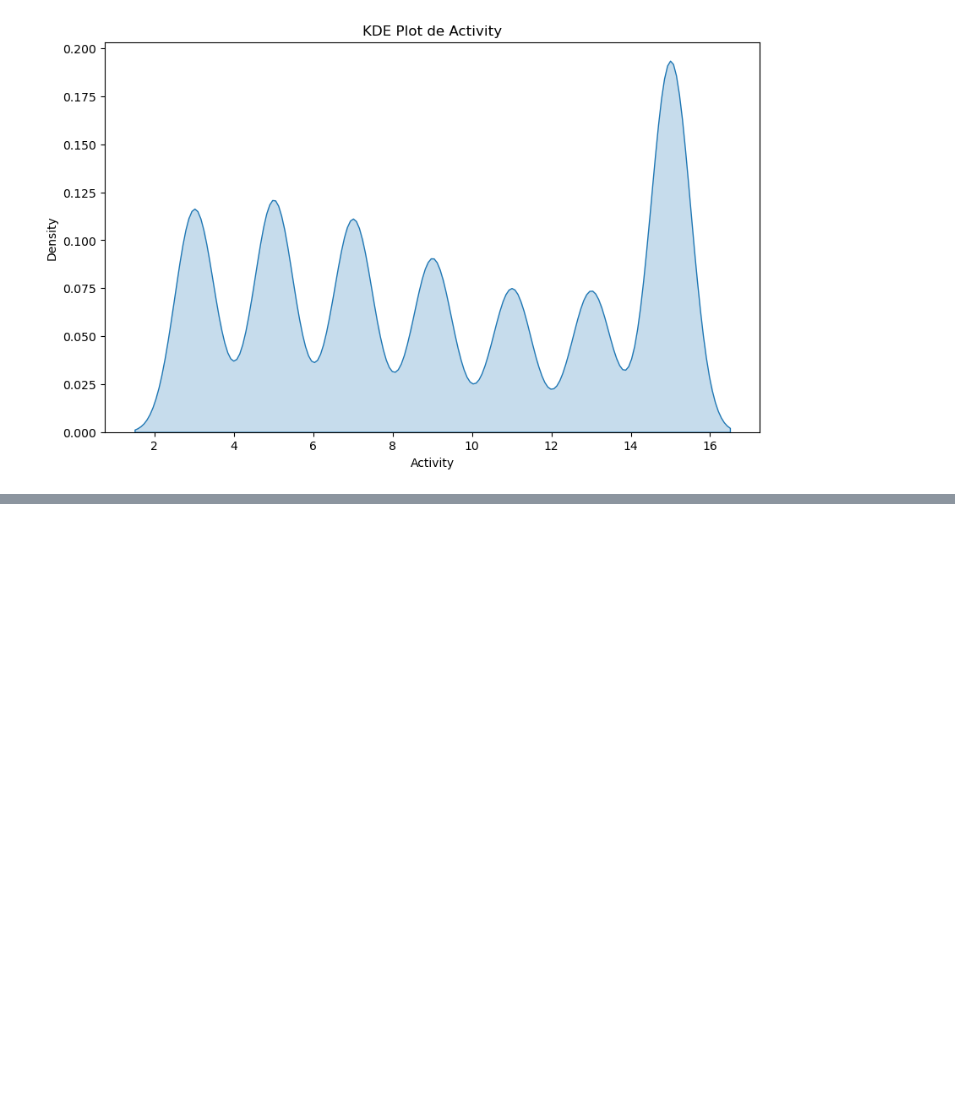
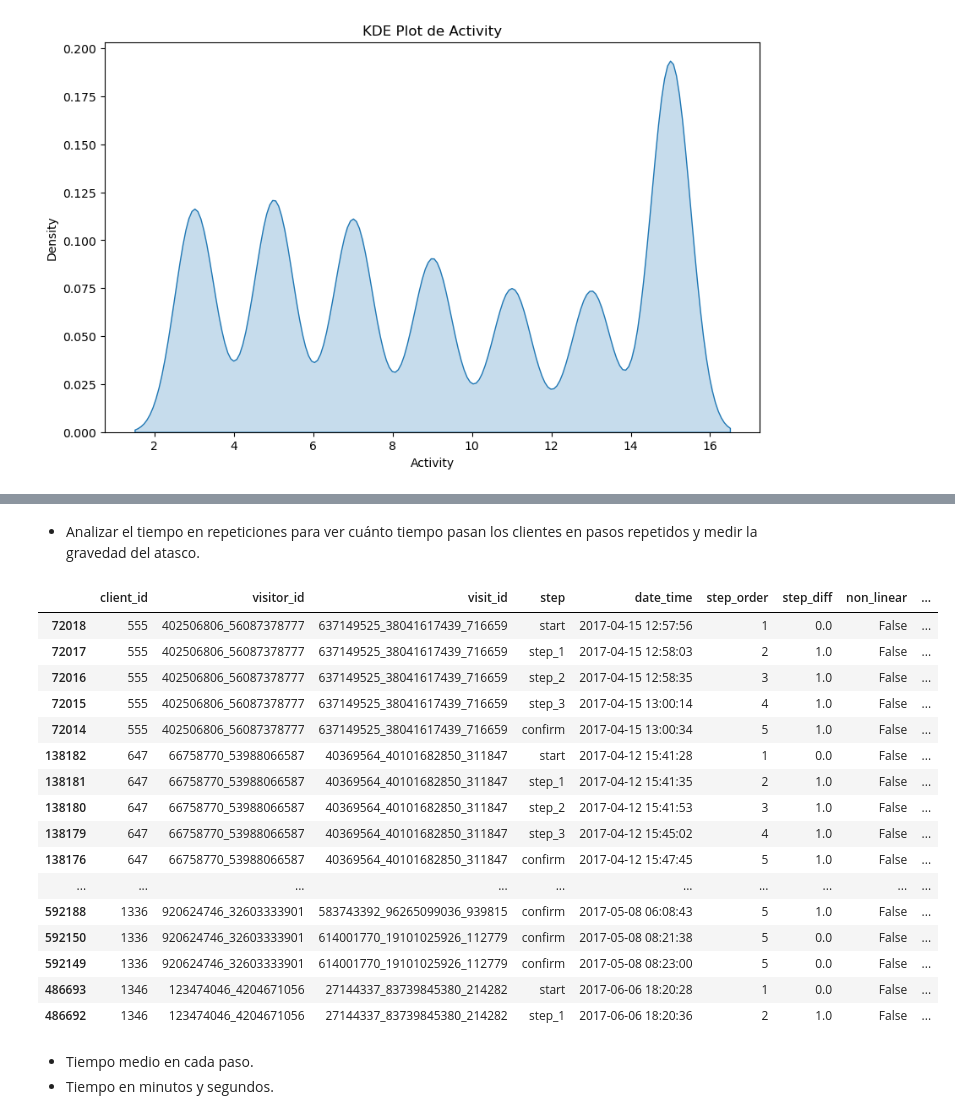
Before and after one commit to adrianlardies/vanguard-ab-test, a Jupyter notebook: main.ipynb, the cells around one changed output, grey strips where cells are left out. Drawn from its saved outputs; the diff is of its cells as text; code cells hidden in the pictures; blank space fills up the shorter version.

```diff
--- a/main.ipynb
+++ b/main.ipynb
@@ -1296,0 +1353,3 @@ This will become an error in seaborn v0.14.0; please update your code.
+# %%
+df_pt['step_diff'] = df_pt.groupby(['client_id', 'visit_id'])['step_order'].diff().fillna(0)
+df_pt['non_linear'] = df_pt['step_diff'].apply(lambda x: x < 0)
@@ -1296,0 +1380,12 @@ This will become an error in seaborn v0.14.0; please update your code.
+# %%
+# Contamos cuántas veces un cliente repite un paso en una misma visita
+df_pt['step_repeat_count'] = df_pt.groupby(['client_id', 'visit_id', 'step']).cumcount() + 1
+# %%
+# Calculamos la diferencia de tiempo entre eventos dentro de la misma visita
+df_pt['time_diff'] = df_pt.groupby(['client_id', 'visit_id'])['date_time'].diff()
+
+# Rellenamos los valores NaN en time_diff con 0 para la primera aparición del paso.
+df_pt['time_diff'] = df_pt['time_diff'].fillna(pd.Timedelta(seconds=0))
+
+# Calculamos el tiempo total en cada paso, sumando time_diff dentro de cada paso y visita.
+df_pt['total_time_in_step'] = df_pt.groupby(['client_id', 'visit_id', 'step_repeat_count'])['time_diff'].cumsum()
@@ -1296,0 +1396,28 @@ This will become an error in seaborn v0.14.0; please update your code.
+# %% [markdown]
+- Analizar el tiempo en repeticiones para ver cuánto tiempo pasan los clientes en pasos repetidos y medir la gravedad del atasco.
+# %%
+# Etiquetar clientes que repiten el mismo paso más de 2 veces como 'atascado'
+df_pt['stuck'] = df_pt['step_repeat_count'].apply(lambda x: True if x > 2 else False)
+# %%
+df_pt.head(50)
+# %% [output]
+|  | client_id | visitor_id | visit_id | step | date_time | step_order | step_diff | non_linear | ... |
+| 72018 | 555 | 402506806_56087378777 | 637149525_38041617439_716659 | start | 2017-04-15 12:57:56 | 1 | 0.0 | False | ... |
+| 72017 | 555 | 402506806_56087378777 | 637149525_38041617439_716659 | step_1 | 2017-04-15 12:58:03 | 2 | 1.0 | False | ... |
+| 72016 | 555 | 402506806_56087378777 | 637149525_38041617439_716659 | step_2 | 2017-04-15 12:58:35 | 3 | 1.0 | False | ... |
+| 72015 | 555 | 402506806_56087378777 | 637149525_38041617439_716659 | step_3 | 2017-04-15 13:00:14 | 4 | 1.0 | False | ... |
+| 72014 | 555 | 402506806_56087378777 | 637149525_38041617439_716659 | confirm | 2017-04-15 13:00:34 | 5 | 1.0 | False | ... |
+| 138182 | 647 | 66758770_53988066587 | 40369564_40101682850_311847 | start | 2017-04-12 15:41:28 | 1 | 0.0 | False | ... |
+| 138181 | 647 | 66758770_53988066587 | 40369564_40101682850_311847 | step_1 | 2017-04-12 15:41:35 | 2 | 1.0 | False | ... |
+| 138180 | 647 | 66758770_53988066587 | 40369564_40101682850_311847 | step_2 | 2017-04-12 15:41:53 | 3 | 1.0 | False | ... |
+| 138179 | 647 | 66758770_53988066587 | 40369564_40101682850_311847 | step_3 | 2017-04-12 15:45:02 | 4 | 1.0 | False | ... |
+| 138176 | 647 | 66758770_53988066587 | 40369564_40101682850_311847 | confirm | 2017-04-12 15:47:45 | 5 | 1.0 | False | ... |
+| ... | ... | ... | ... | ... | ... | ... | ... | ... | ... |
+| 592188 | 1336 | 920624746_32603333901 | 583743392_96265099036_939815 | confirm | 2017-05-08 06:08:43 | 5 | 1.0 | False | ... |
+| 592150 | 1336 | 920624746_32603333901 | 614001770_19101025926_112779 | confirm | 2017-05-08 08:21:38 | 5 | 0.0 | False | ... |
+| 592149 | 1336 | 920624746_32603333901 | 614001770_19101025926_112779 | confirm | 2017-05-08 08:23:00 | 5 | 0.0 | False | ... |
+| 486693 | 1346 | 123474046_4204671056 | 27144337_83739845380_214282 | start | 2017-06-06 18:20:28 | 1 | 0.0 | False | ... |
+| 486692 | 1346 | 123474046_4204671056 | 27144337_83739845380_214282 | step_1 | 2017-06-06 18:20:36 | 2 | 1.0 | False | ... |
+# %% [markdown]
+- Tiempo medio en cada paso.
+- Tiempo en minutos y segundos.
```
Also changed, not shown: parts of 14 cells of this notebook.
